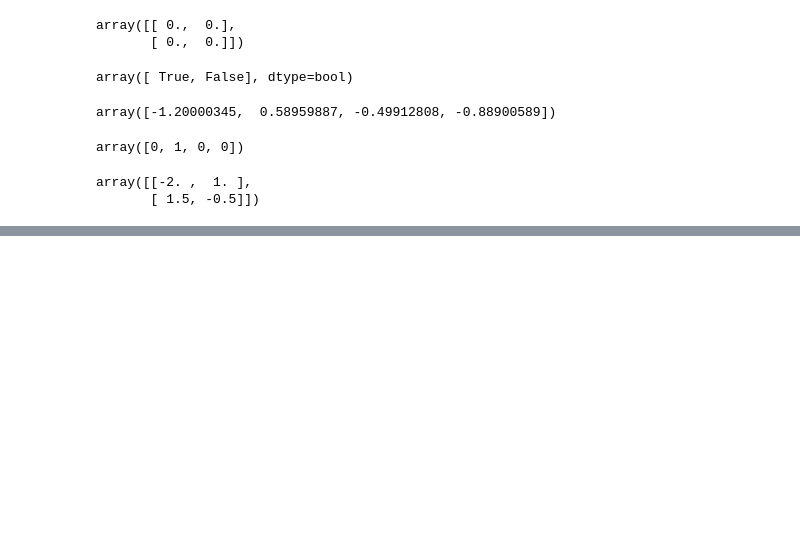
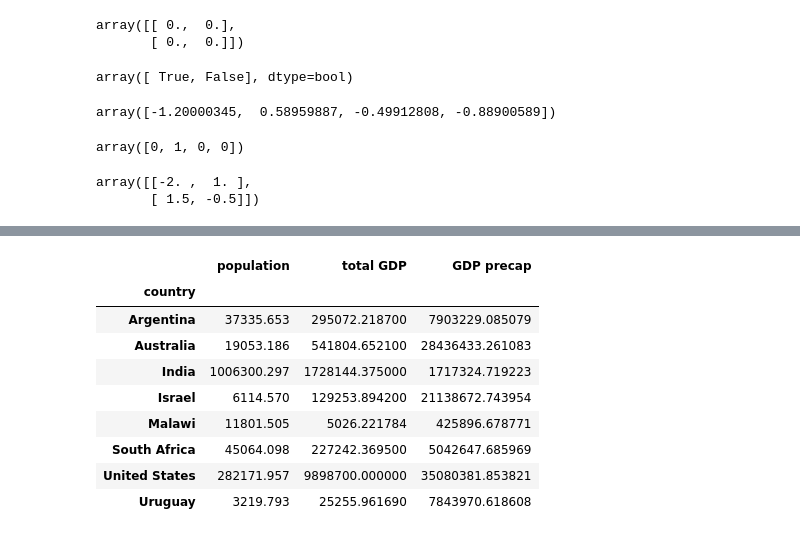
Before and after one commit to xzenggit/en, a Jupyter notebook: _drafts/quant_economy_python.ipynb, the cells around one changed output, grey strips where cells are left out. Saved outputs shown, nothing was run; the diff lists cells and outputs as text; code cells hidden in the pictures; blank space fills up the shorter version.

```diff
--- a/_drafts/quant_economy.ipynb
+++ b/_drafts/quant_economy_python.ipynb
@@ -622,0 +731,5 @@ array([[-2. ,  1. ],
+# %%
+# subselect df
+keep = ['country', 'POP', 'tcgdp']
+df = df[keep]
+df
@@ -622,0 +746,4 @@ array([[-2. ,  1. ],
+# %%
+# pop out country
+countries = df.pop('country')
+type(countries)
@@ -622,0 +776,4 @@ array([[-2. ,  1. ],
+# %%
+# set countries as the index of df
+df.index = countries
+df
@@ -622,0 +791,4 @@ array([[-2. ,  1. ],
+# %%
+# change the name of columns
+df.columns = 'population', 'total GDP'
+df
@@ -622,0 +806,15 @@ array([[-2. ,  1. ],
+# %%
+# add columns
+df['GDP precap'] = df['total GDP'] * 1e6 / df['population']
+df
+# %% [output]
+|  | population | total GDP | GDP precap |
+| country |  |  |  |
+| Argentina | 37335.653 | 295072.218700 | 7903229.085079 |
+| Australia | 19053.186 | 541804.652100 | 28436433.261083 |
+| India | 1006300.297 | 1728144.375000 | 1717324.719223 |
+| Israel | 6114.570 | 129253.894200 | 21138672.743954 |
+| Malawi | 11801.505 | 5026.221784 | 425896.678771 |
+| South Africa | 45064.098 | 227242.369500 | 5042647.685969 |
+| United States | 282171.957 | 9898700.000000 | 35080381.853821 |
+| Uruguay | 3219.793 | 25255.961690 | 7843970.618608 |
```
Also changed, not shown: parts of 31 cells of this notebook, 2 other files.
